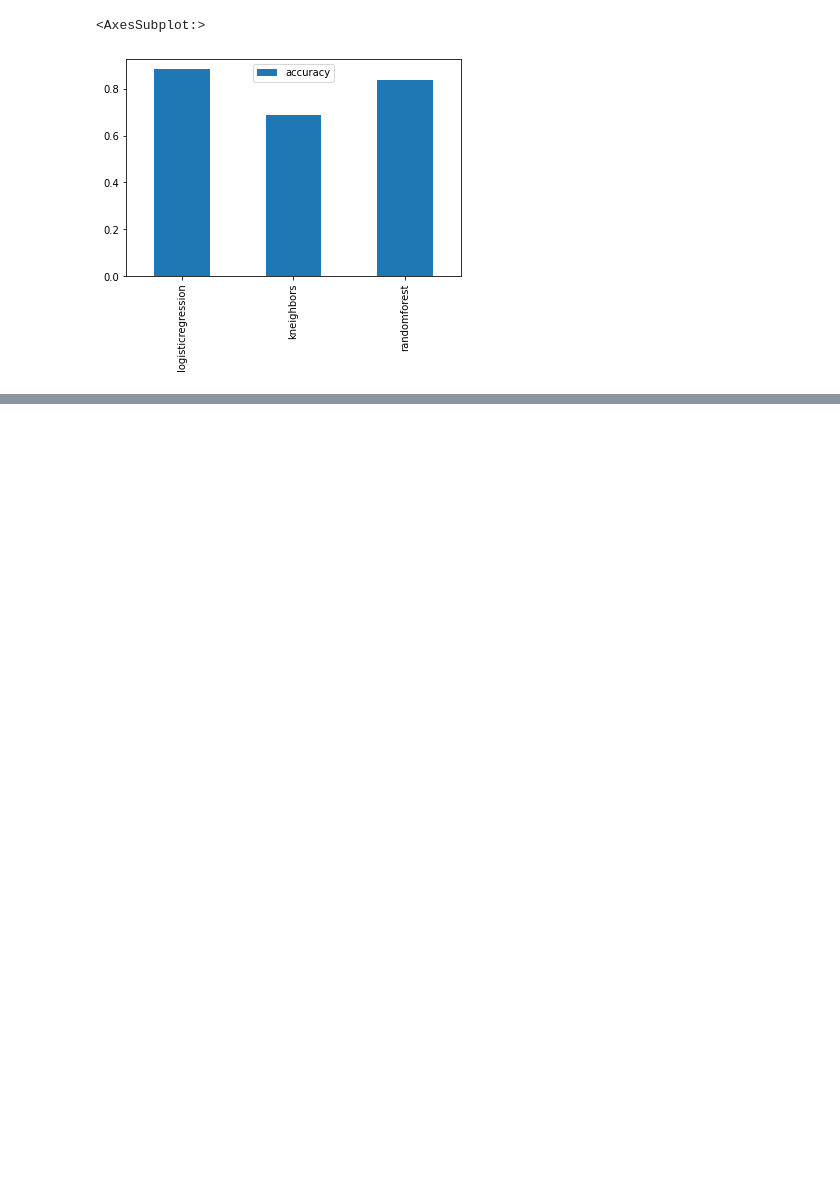
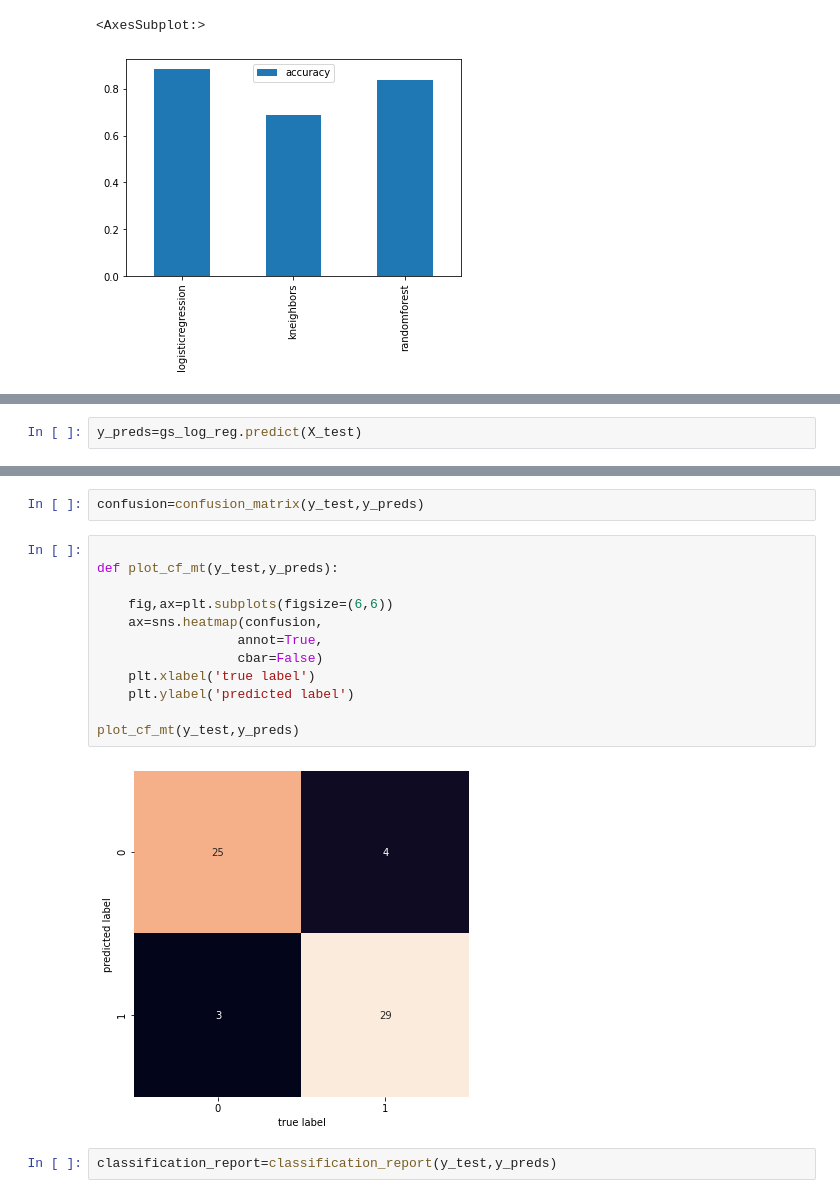
Before and after one commit to siddhesh919/ml-bootcamp, a Jupyter notebook: heart_disease classification.ipynb, the cells around one changed output, grey strips where cells are left out. Saved outputs shown, nothing was run; the diff lists cells and outputs as text; blank space fills up the shorter version.

```diff
--- a/heart_disease classification.ipynb
+++ b/heart_disease classification.ipynb
@@ -315,0 +493,2 @@ model_compare.T.plot.bar()
+# %%
+y_preds=gs_log_reg.predict(X_test)
@@ -315,0 +521,18 @@ model_compare.T.plot.bar()
+# %%
+confusion=confusion_matrix(y_test,y_preds)
+# %%
+
+def plot_cf_mt(y_test,y_preds):
+
+    fig,ax=plt.subplots(figsize=(6,6))
+    ax=sns.heatmap(confusion,
+                  annot=True,
+                  cbar=False)
+    plt.xlabel('true label')
+    plt.ylabel('predicted label')
+
+plot_cf_mt(y_test,y_preds)
+# %% [output]
+[figure, added]
+# %%
+classification_report=classification_report(y_test,y_preds)
```
Also changed, not shown: parts of 39 cells of this notebook.
